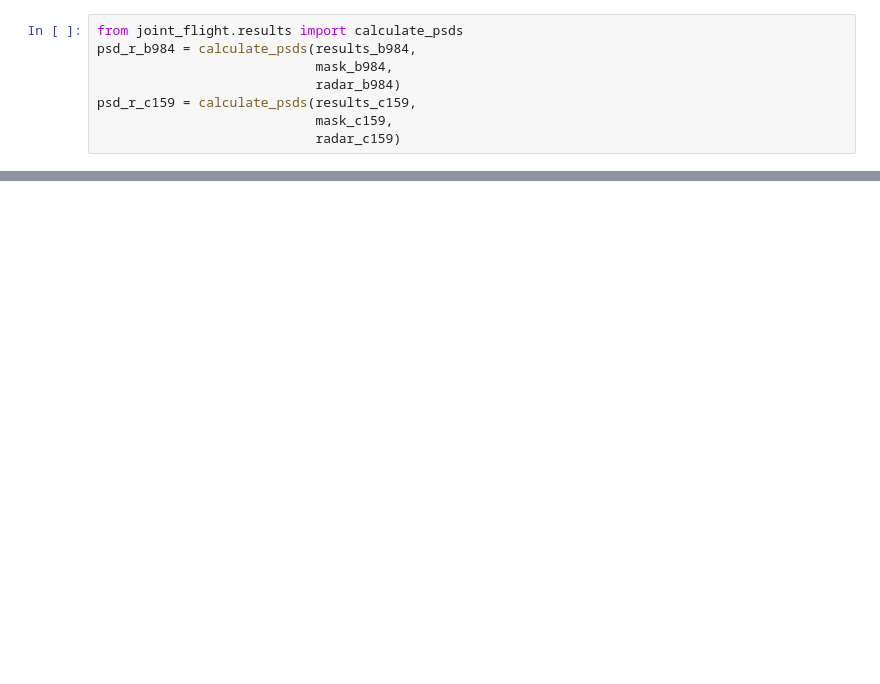
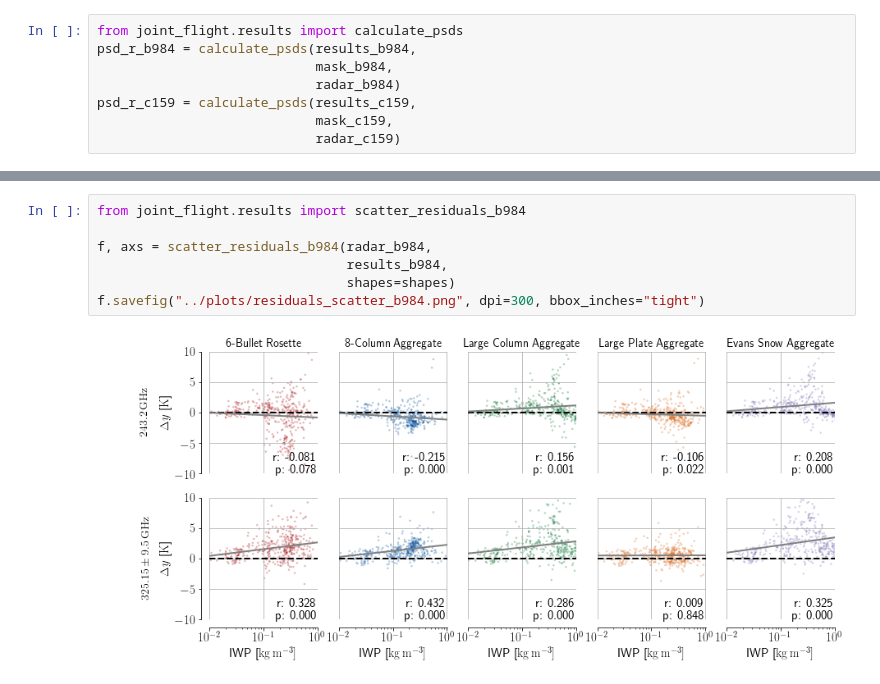
Before and after one commit to simonpf/ismar_combined, a Jupyter notebook: notebooks/results.ipynb, the cells around one changed output, grey strips where cells are left out. Drawn from its saved outputs; the diff is of its cells as text; blank space fills up the shorter version.

```diff
--- a/notebooks/results.ipynb
+++ b/notebooks/results.ipynb
@@ -481,0 +419,9 @@ f.savefig("../plots/residuals_scatter.png", dpi=300, bbox_inches="tight")
+# %%
+from joint_flight.results import scatter_residuals_b984
+
+f, axs = scatter_residuals_b984(radar_b984,
+                                results_b984,
+                                shapes=shapes)
+f.savefig("../plots/residuals_scatter_b984.png", dpi=300, bbox_inches="tight")
+# %% [output]
+[figure, added]
```
Also changed, not shown: parts of 18 cells of this notebook, 5 other files.
